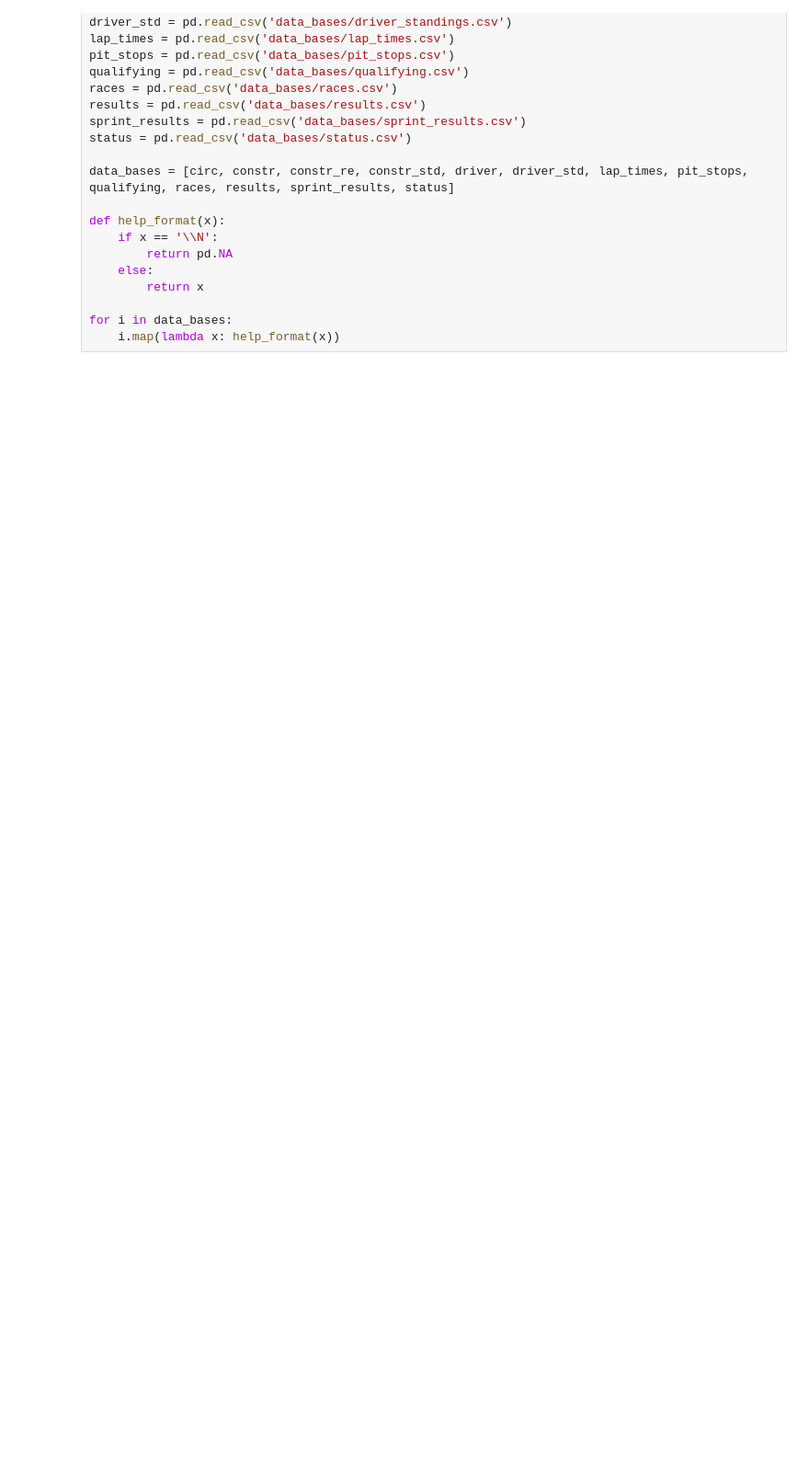
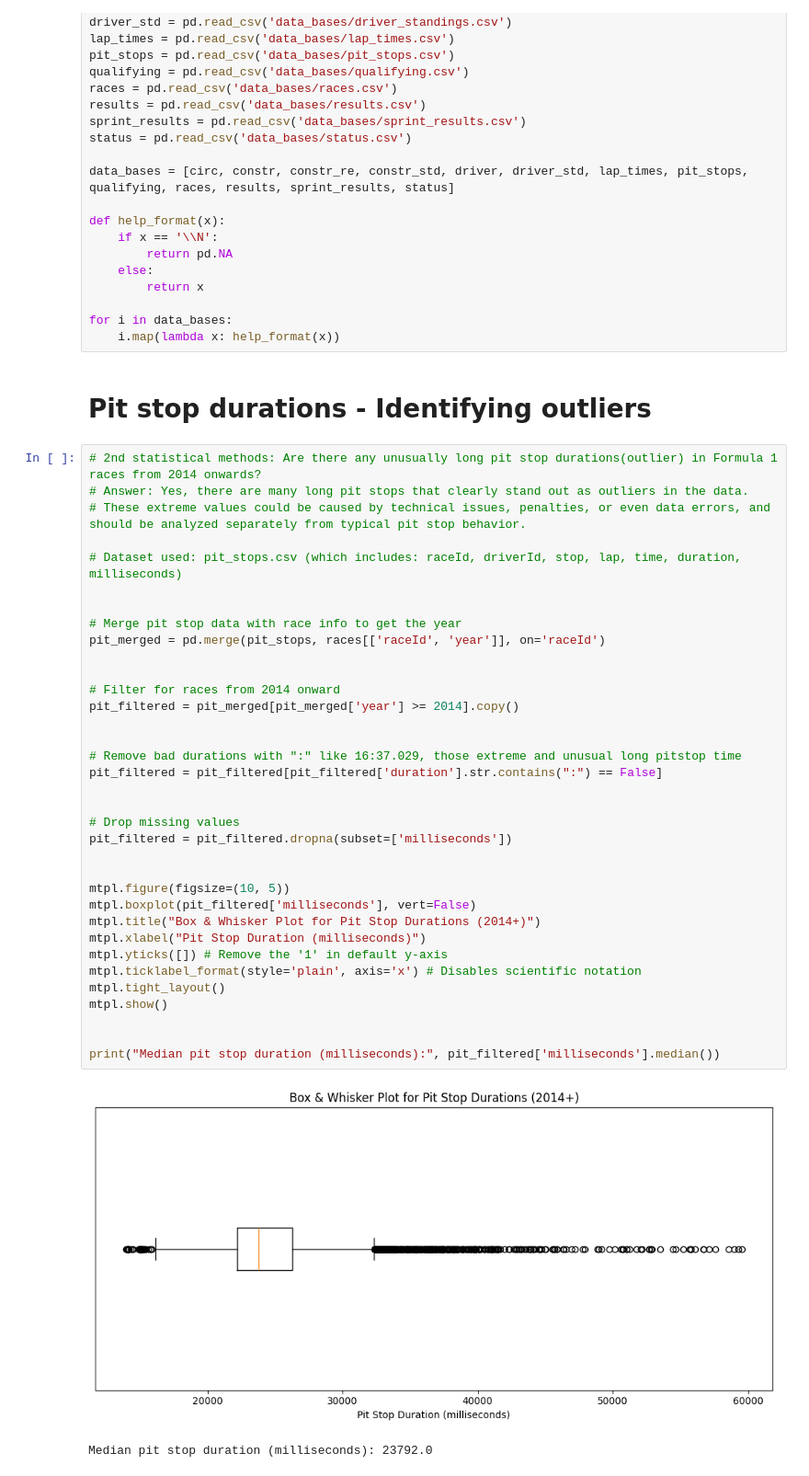
Before and after one commit to danielvm28/CMSC320_Spring25_FinalProject, a Jupyter notebook: check2.ipynb, the cells around one changed output. Shown at 92% size. Cells and saved outputs as stored; diff of their text form; blank space fills up the shorter version.

Commit message:
added pit stop durations and top constructors

```diff
--- a/check2.ipynb
+++ b/check2.ipynb
@@ -29,3 +29,43 @@ def help_format(x):
 
 for i in data_bases:
     i.map(lambda x: help_format(x))
+# %% [markdown]
+# Pit stop durations - Identifying outliers
+# %%
+# 2nd statistical methods: Are there any unusually long pit stop durations(outlier) in Formula 1 races from 2014 onwards?
+# Answer: Yes, there are many long pit stops that clearly stand out as outliers in the data.
+# These extreme values could be caused by technical issues, penalties, or even data errors, and should be analyzed separately from typical pit stop behavior.
+
+# Dataset used: pit_stops.csv (which includes: raceId, driverId, stop, lap, time, duration, milliseconds)
+
+
+# Merge pit stop data with race info to get the year
+pit_merged = pd.merge(pit_stops, races[['raceId', 'year']], on='raceId')
+
+
+# Filter for races from 2014 onward
+pit_filtered = pit_merged[pit_merged['year'] >= 2014].copy()
+
+
+# Remove bad durations with ":" like 16:37.029, those extreme and unusual long pitstop time
+pit_filtered = pit_filtered[pit_filtered['duration'].str.contains(":") == False]
+
+
+# Drop missing values
+pit_filtered = pit_filtered.dropna(subset=['milliseconds'])
+
+
+mtpl.figure(figsize=(10, 5))
+mtpl.boxplot(pit_filtered['milliseconds'], vert=False)
+mtpl.title("Box & Whisker Plot for Pit Stop Durations (2014+)")
+mtpl.xlabel("Pit Stop Duration (milliseconds)")
+mtpl.yticks([]) # Remove the '1' in default y-axis
+mtpl.ticklabel_format(style='plain', axis='x') # Disables scientific notation
+mtpl.tight_layout()
+mtpl.show()
+
+
+print("Median pit stop duration (milliseconds):", pit_filtered['milliseconds'].median())
+# %% [output]
+[figure, added]
+Median pit stop duration (milliseconds): 23792.0
```
Also changed, not shown: parts of 3 cells of this notebook.
